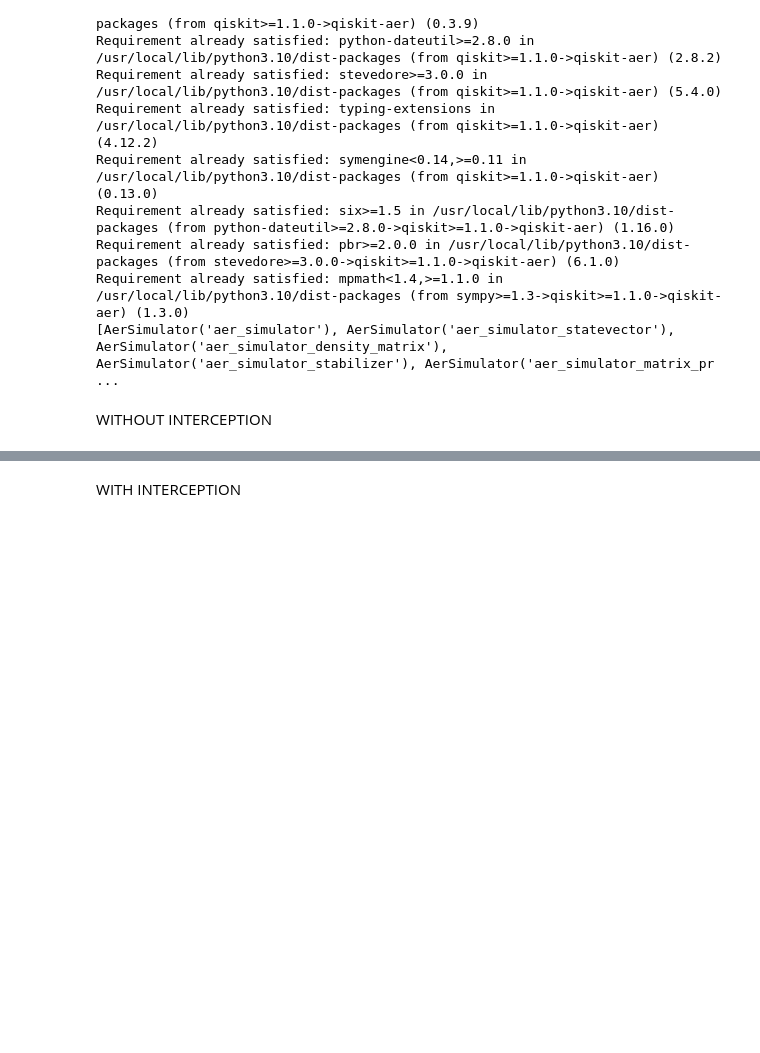
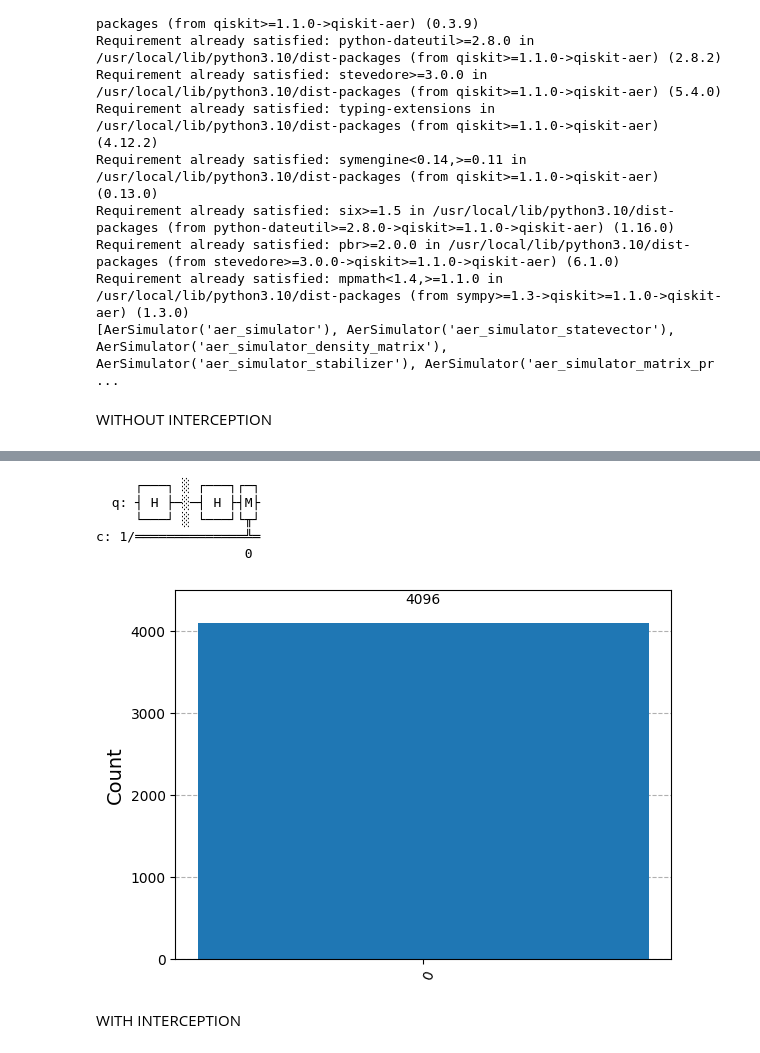
Before and after one commit to ABR-2005/Secure-quantum-key-distribution-using-the-BB84-protocol, a Jupyter notebook: BB84_protocol_implementation.ipynb, the cells around one changed output, grey strips where cells are left out. Drawn from its saved outputs; the diff is of its cells as text; code cells hidden in the pictures; blank space fills up the shorter version.

```diff
--- a/BB84_protocol_implementation.ipynb
+++ b/BB84_protocol_implementation.ipynb
@@ -133,2 +94,31 @@ WARNING:matplotlib.font_manager:findfont: Font family 'Georgia' not found.
+# %%
+# Step 1: Initialize the Quantum Circuit with 1 qubit and 1 classical bit
+qc = QuantumCircuit(1, 1)
+
+# Step 2: Alice prepares the qubit in state |+>
+qc.h(0)  # Apply Hadamard gate
+qc.barrier()  # Add a barrier to separate preparation and measurement steps
+
+# Step 3: Bob receives the qubit and measures it in the X-basis
+qc.h(0)  # Apply Hadamard gate again to switch to X-basis
+qc.measure(0, 0)  # Measure the qubit and store the result in classical bit 0
+
+# Step 4: Visualize the circuit
+print(qc.draw())  # Display the circuit diagram
+
+# Step 5: Simulate the circuit and get measurement results
+aer_simulator = Aer.get_backend('aer_simulator')  # Load the Aer simulator
+job = aer_simulator.run(qc, shots=4096)  # Run the simulation with 1024 shots
+results = job.result().get_counts()  # Get the counts of measurement results
+
+# Step 6: Plot the results
+plot_histogram(results)
+# %% [output]
+     ┌───┐ ░ ┌───┐┌─┐
+  q: ┤ H ├─░─┤ H ├┤M├
+     └───┘ ░ └───┘└╥┘
+c: 1/══════════════╩═
+                   0
+[figure, added]
 # %% [markdown]
 WITH INTERCEPTION
```
Also changed, not shown: parts of 11 cells of this notebook.
